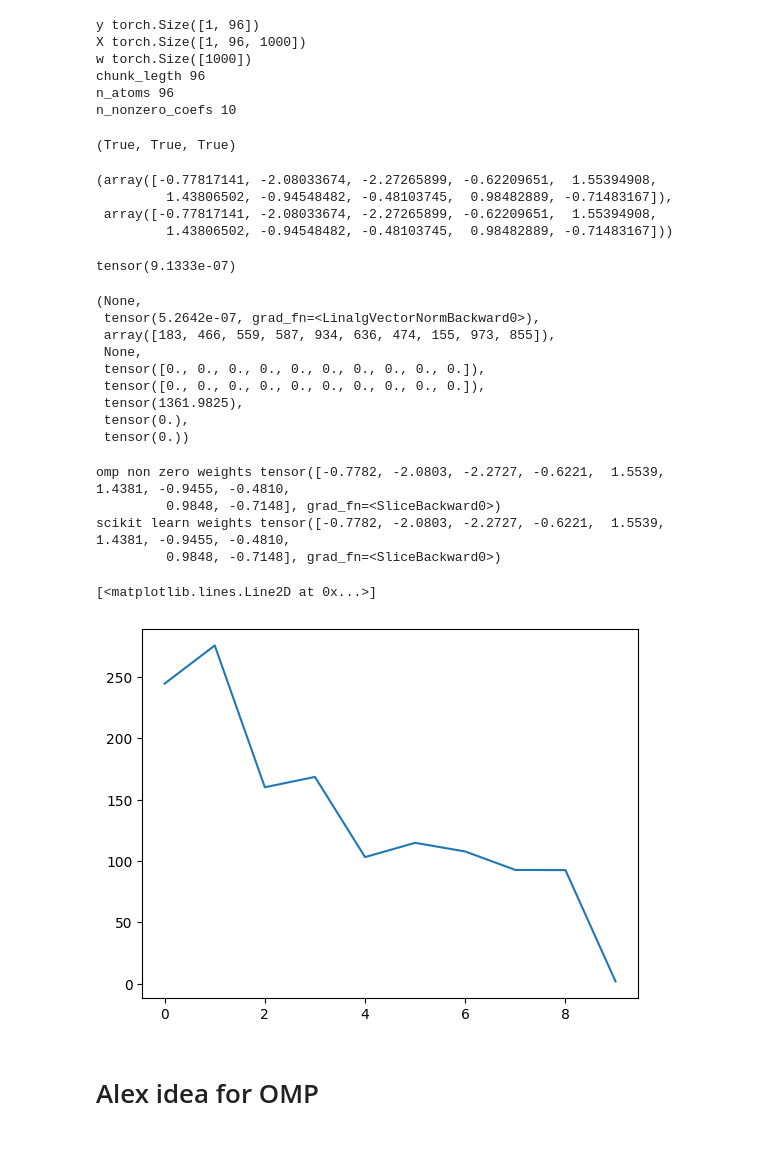
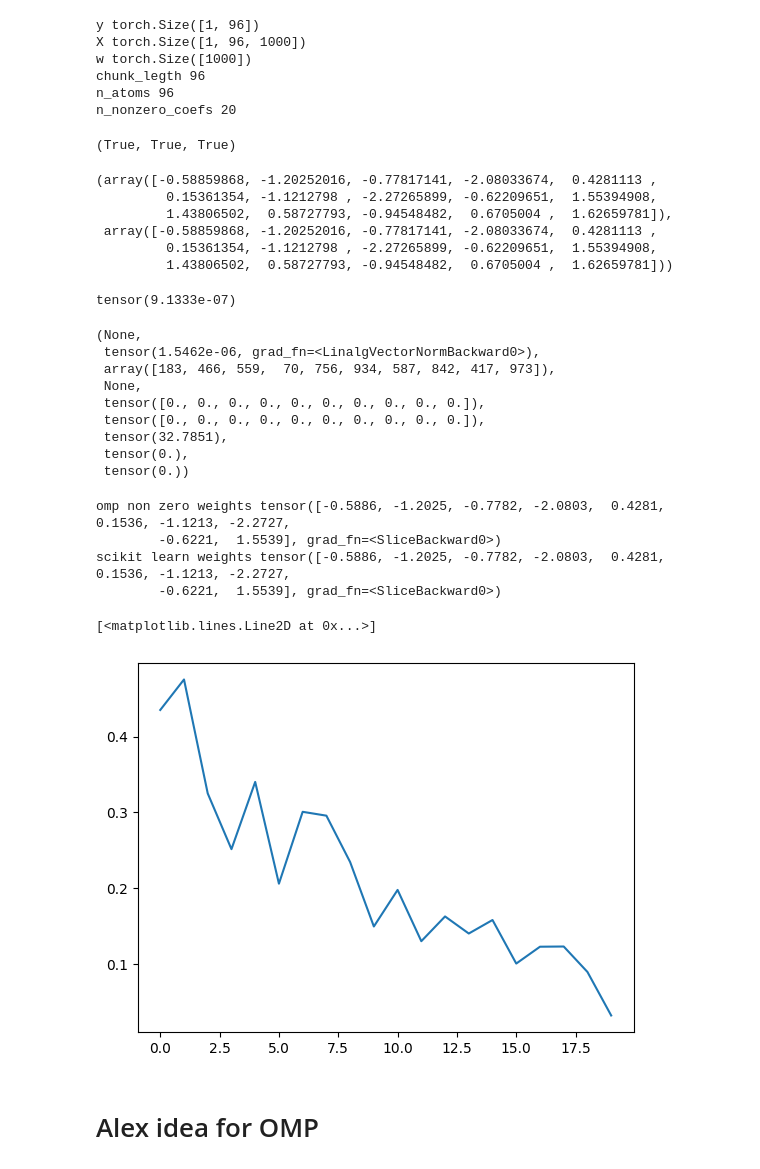
Before and after one commit to MahdiGilany/ts_snr, a Jupyter notebook: notebooks/2_bached_omp_Mahdi_23_6.ipynb, the cells around one changed output. Saved outputs shown, nothing was run; the diff lists cells and outputs as text; code cells hidden in the pictures.

```diff
--- a/notebooks/2_bached_omp_Mahdi_23_6.ipynb
+++ b/notebooks/2_bached_omp_Mahdi_23_6.ipynb
@@ -12,11 +12,12 @@ from timeit import default_timer
 # from test_omp import omp_naive
 # from test import *  # FIXME: better name
 # %%
+n_nonzero_coefs = 20
 y_0, X_0, w_0 = make_sparse_coded_signal(
     n_samples=1,
     n_components=1000,
     n_features=96,
-    n_nonzero_coefs=10,
+    n_nonzero_coefs=n_nonzero_coefs,
     random_state=0)
 
 requires_grad = True
@@ -32,7 +33,7 @@ print('X', X.shape)
 print('w', w.shape)
 print('chunk_legth', y.shape[1])
 print('n_atoms', X.shape[1])
-print('n_nonzero_coefs', 10)
+print('n_nonzero_coefs', n_nonzero_coefs)
 y.is_leaf, X.is_leaf, w.is_leaf
 # y_hat = X @ w
 # ((y_hat-y)**2).sum()
@@ -42,13 +43,12 @@ X torch.Size([1, 96, 1000])
 w torch.Size([1000])
 chunk_legth 96
 n_atoms 96
-n_nonzero_coefs 10
+n_nonzero_coefs 20
 (True, True, True)
 # %%
 from sklearn.linear_model import OrthogonalMatchingPursuit
 from sklearn.datasets import make_regression
 
-n_nonzero_coefs=10
 y_, X_, w_ = make_sparse_coded_signal(
     n_samples=1,
     n_components=1000,
@@ -62,10 +62,12 @@ reg = omp_.fit(X_, y_)
 omp_.coef_[omp_.coef_ != 0][:15], w_[w_ != 0][:15]
 # reg.score(X_0, y_0)
 # %% [output]
-(array([-0.77817141, -2.08033674, -2.27265899, -0.62209651,  1.55394908,
-         1.43806502, -0.94548482, -0.48103745,  0.98482889, -0.71483167]),
- array([-0.77817141, -2.08033674, -2.27265899, -0.62209651,  1.55394908,
-         1.43806502, -0.94548482, -0.48103745,  0.98482889, -0.71483167]))
+(array([-0.58859868, -1.20252016, -0.77817141, -2.08033674,  0.4281113 ,
+         0.15361354, -1.1212798 , -2.27265899, -0.62209651,  1.55394908,
+         1.43806502,  0.58727793, -0.94548482,  0.6705004 ,  1.62659781]),
+ array([-0.58859868, -1.20252016, -0.77817141, -2.08033674,  0.4281113 ,
+         0.15361354, -1.1212798 , -2.27265899, -0.62209651,  1.55394908,
+         1.43806502,  0.58727793, -0.94548482,  0.6705004 ,  1.62659781]))
 # %%
 torch.manual_seed(0)
 dictionary_noise = (torch.rand_like(X.detach())*(X.std().detach()*.00000005))
@@ -83,8 +85,8 @@ dict = X_hat[0, ...] # consider cloning the tensor
 
 chunk_length, n_atoms = dict.shape
 batch_sz, chunk_length = y.shape
-n_nonzero_coefs = 10
-tau = 1e-3
+n_nonzero_coefs = n_nonzero_coefs
+tau = 1e-30
 hard = True
 hard_mode = 0
 reg_=1e-10
@@ -198,30 +200,30 @@ loss
 loss.backward(), loss, detached_indices[0,:10], X.grad, X_hat.grad[0, :, 78][:10], X_hat.grad[0, :, 230][:10], X_hat.grad.abs().sum(), X_hat.grad[0, :, 78].abs().sum(), X_hat.grad[0, :, 230].abs().sum()
 # %% [output]
 (None,
- tensor(5.2642e-07, grad_fn=<LinalgVectorNormBackward0>),
- array([183, 466, 559, 587, 934, 636, 474, 155, 973, 855]),
+ tensor(1.5462e-06, grad_fn=<LinalgVectorNormBackward0>),
+ array([183, 466, 559,  70, 756, 934, 587, 842, 417, 973]),
  None,
  tensor([0., 0., 0., 0., 0., 0., 0., 0., 0., 0.]),
  tensor([0., 0., 0., 0., 0., 0., 0., 0., 0., 0.]),
- tensor(1361.9825),
+ tensor(32.7851),
  tensor(0.),
  tensor(0.))
 # %%
 print('omp non zero weights', W[W!=0][:10])
 print('scikit learn weights', w[w!=0][:10])
 # %% [output]
-omp non zero weights tensor([-0.7782, -2.0803, -2.2727, -0.6221,  1.5539,  1.4381, -0.9455, -0.4810,
-         0.9848, -0.7148], grad_fn=<SliceBackward0>)
-scikit learn weights tensor([-0.7782, -2.0803, -2.2727, -0.6221,  1.5539,  1.4381, -0.9455, -0.4810,
-         0.9848, -0.7148], grad_fn=<SliceBackward0>)
+omp non zero weights tensor([-0.5886, -1.2025, -0.7782, -2.0803,  0.4281,  0.1536, -1.1213, -2.2727,
+        -0.6221,  1.5539], grad_fn=<SliceBackward0>)
+scikit learn weights tensor([-0.5886, -1.2025, -0.7782, -2.0803,  0.4281,  0.1536, -1.1213, -2.2727,
+        -0.6221,  1.5539], grad_fn=<SliceBackward0>)
 # %%
 abs_sums = []
 for i in range(len(detached_indices[0])):
-    abs_sums.append(X_hat.grad[0, :, detached_indices[0, i]].abs().sum())
+    abs_sums.append(X_hat.grad[0, :, detached_indices[0, i]].abs().norm())
 plt.plot(abs_sums)
 # %% [output]
 [<matplotlib.lines.Line2D at 0x...>]
-[figure, old version]
+[figure, new version]
 # %%
 # fake_loss = W.sum() + 100
 fake_loss = (nonzero_W**5).sum() + 100
```
Also changed, not shown: parts of 6 cells of this notebook, 2 other files.
